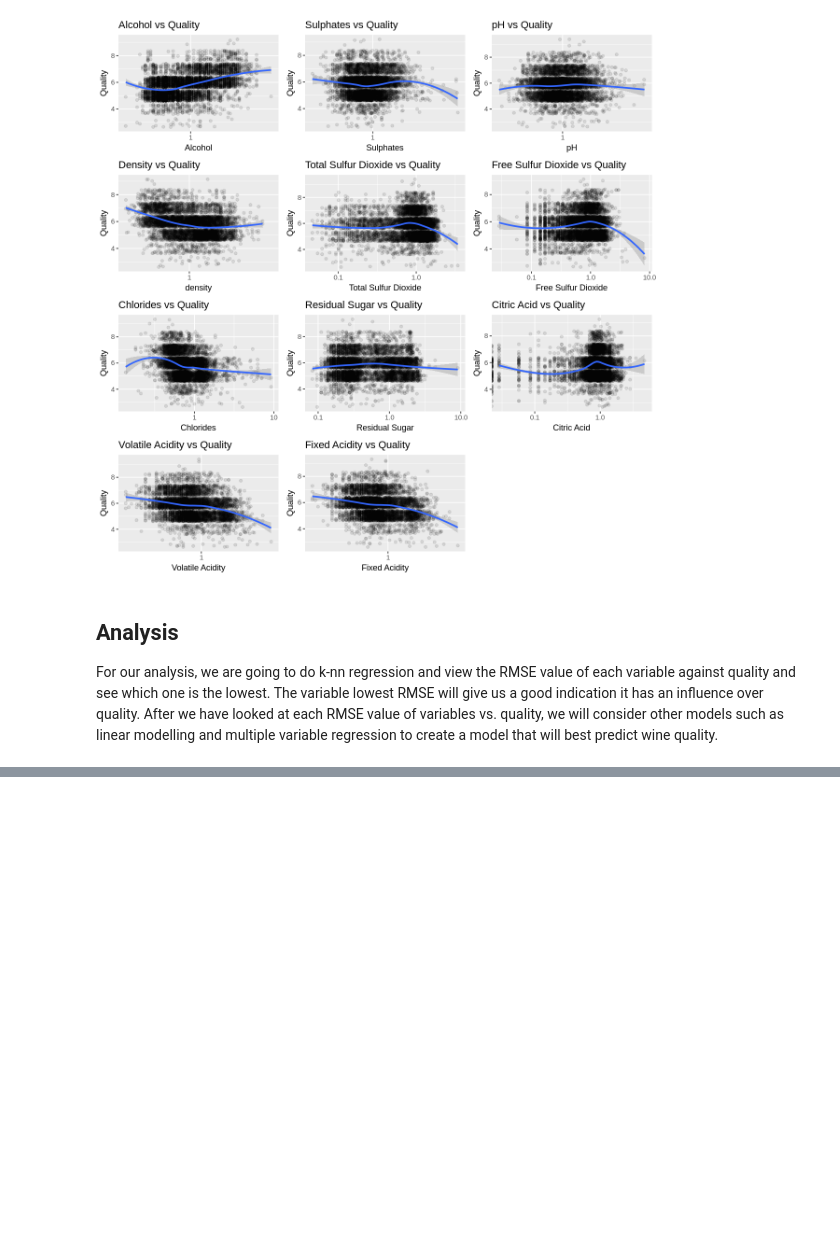
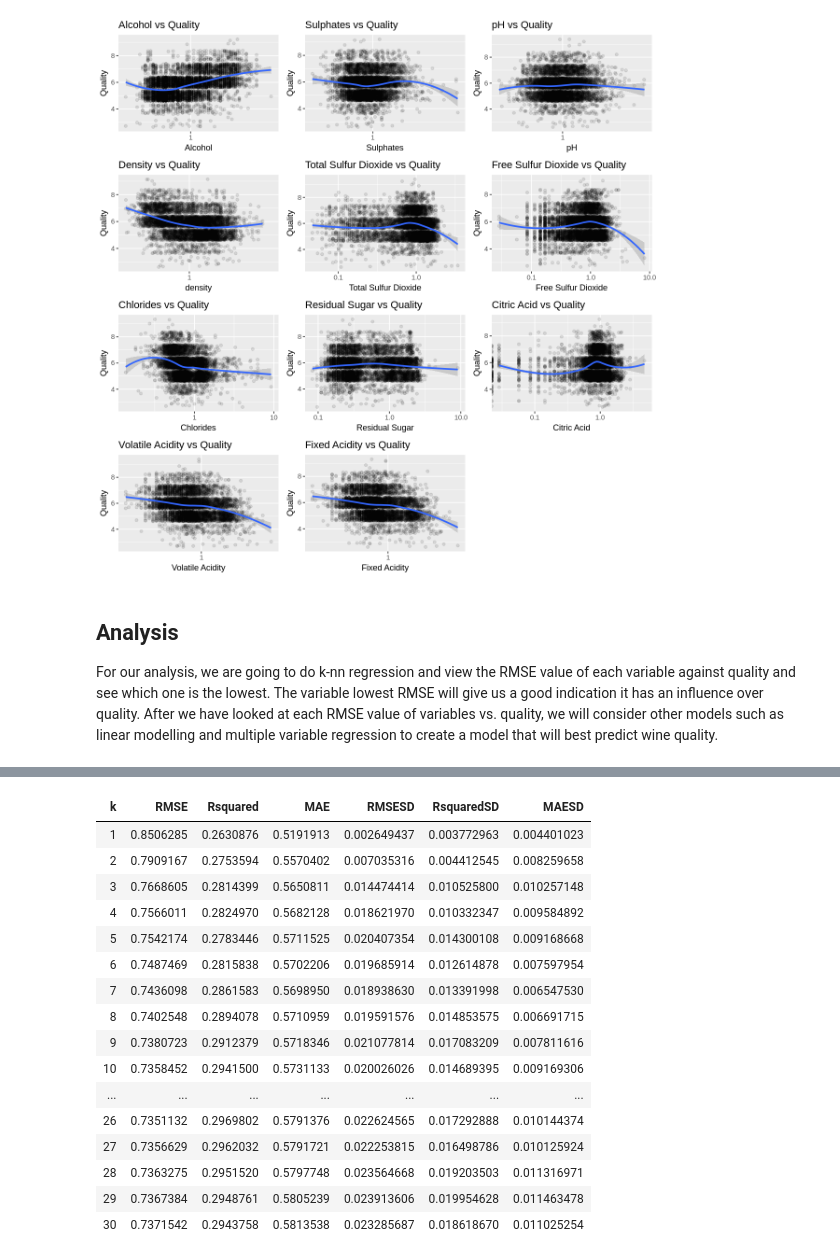
Before and after one commit to lexahl/DSCI-100-Group-Project-2019, a Jupyter notebook: Data-Set-Exploration (1).ipynb, the cells around one changed output, grey strips where cells are left out. Drawn from its saved outputs; the diff is of its cells as text; code cells hidden in the pictures; blank space fills up the shorter version.

```diff
--- a/Data-Set-Exploration (1).ipynb
+++ b/Data-Set-Exploration (1).ipynb
@@ -371,0 +385,21 @@ best_k<-15
+# %%
+k_accuracies <- knn_cv$results
+k_accuracies
+# %% [output]
+| k | RMSE | Rsquared | MAE | RMSESD | RsquaredSD | MAESD |
+| 1 | 0.8506285 | 0.2630876 | 0.5191913 | 0.002649437 | 0.003772963 | 0.004401023 |
+| 2 | 0.7909167 | 0.2753594 | 0.5570402 | 0.007035316 | 0.004412545 | 0.008259658 |
+| 3 | 0.7668605 | 0.2814399 | 0.5650811 | 0.014474414 | 0.010525800 | 0.010257148 |
+| 4 | 0.7566011 | 0.2824970 | 0.5682128 | 0.018621970 | 0.010332347 | 0.009584892 |
+| 5 | 0.7542174 | 0.2783446 | 0.5711525 | 0.020407354 | 0.014300108 | 0.009168668 |
+| 6 | 0.7487469 | 0.2815838 | 0.5702206 | 0.019685914 | 0.012614878 | 0.007597954 |
+| 7 | 0.7436098 | 0.2861583 | 0.5698950 | 0.018938630 | 0.013391998 | 0.006547530 |
+| 8 | 0.7402548 | 0.2894078 | 0.5710959 | 0.019591576 | 0.014853575 | 0.006691715 |
+| 9 | 0.7380723 | 0.2912379 | 0.5718346 | 0.021077814 | 0.017083209 | 0.007811616 |
+| 10 | 0.7358452 | 0.2941500 | 0.5731133 | 0.020026026 | 0.014689395 | 0.009169306 |
+| ... | ... | ... | ... | ... | ... | ... |
+| 26 | 0.7351132 | 0.2969802 | 0.5791376 | 0.022624565 | 0.017292888 | 0.010144374 |
+| 27 | 0.7356629 | 0.2962032 | 0.5791721 | 0.022253815 | 0.016498786 | 0.010125924 |
+| 28 | 0.7363275 | 0.2951520 | 0.5797748 | 0.023564668 | 0.019203503 | 0.011316971 |
+| 29 | 0.7367384 | 0.2948761 | 0.5805239 | 0.023913606 | 0.019954628 | 0.011463478 |
+| 30 | 0.7371542 | 0.2943758 | 0.5813538 | 0.023285687 | 0.018618670 | 0.011025254 |
```
Also changed, not shown: parts of 13 cells of this notebook.
